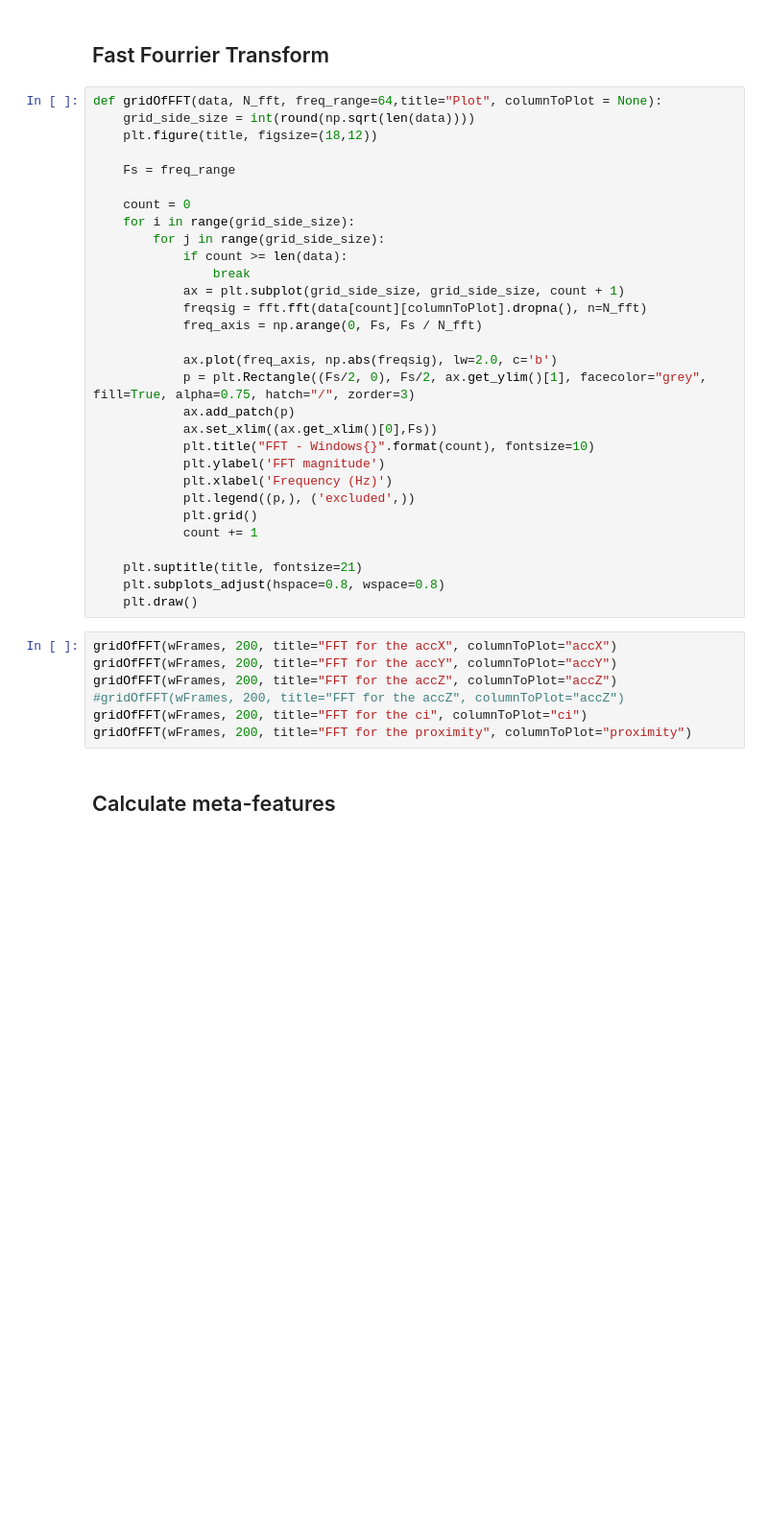
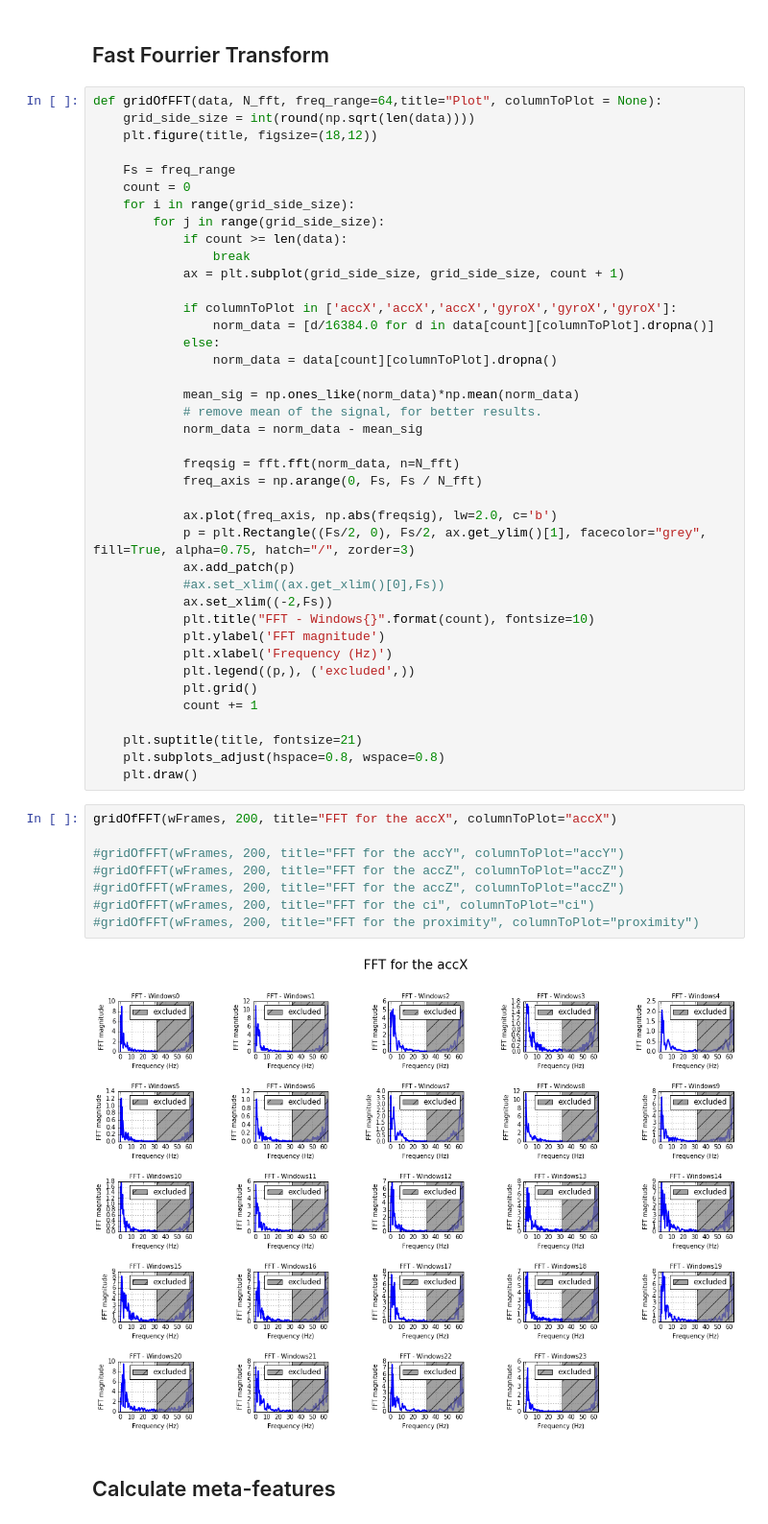
Before and after one commit to ewerlopes/phd_robogame, a Jupyter notebook: data_analysis.ipynb, the cells around one changed output. Shown at 96% size. Cells and saved outputs as stored; diff of their text form; blank space fills up the shorter version.

```diff
--- a/data_analysis.ipynb
+++ b/data_analysis.ipynb
@@ -457,20 +492,30 @@ def gridOfFFT(data, N_fft, freq_range=64,title="Plot", columnToPlot = None):
     plt.figure(title, figsize=(18,12))
 
     Fs = freq_range
-
     count = 0
     for i in range(grid_side_size):
         for j in range(grid_side_size):
             if count >= len(data):
                 break
             ax = plt.subplot(grid_side_size, grid_side_size, count + 1)
-            freqsig = fft.fft(data[count][columnToPlot].dropna(), n=N_fft)
+
+            if columnToPlot in ['accX','accX','accX','gyroX','gyroX','gyroX']:
+                norm_data = [d/16384.0 for d in data[count][columnToPlot].dropna()]
+            else:
+                norm_data = data[count][columnToPlot].dropna()
+
+            mean_sig = np.ones_like(norm_data)*np.mean(norm_data)
+            # remove mean of the signal, for better results.
+            norm_data = norm_data - mean_sig
+
+            freqsig = fft.fft(norm_data, n=N_fft)
             freq_axis = np.arange(0, Fs, Fs / N_fft)
 
             ax.plot(freq_axis, np.abs(freqsig), lw=2.0, c='b')
             p = plt.Rectangle((Fs/2, 0), Fs/2, ax.get_ylim()[1], facecolor="grey", fill=True, alpha=0.75, hatch="/", zorder=3)
             ax.add_patch(p)
-            ax.set_xlim((ax.get_xlim()[0],Fs))
+            #ax.set_xlim((ax.get_xlim()[0],Fs))
+            ax.set_xlim((-2,Fs))
             plt.title("FFT - Windows{}".format(count), fontsize=10)
             plt.ylabel('FFT magnitude')
             plt.xlabel('Frequency (Hz)')
@@ -483,10 +528,13 @@ def gridOfFFT(data, N_fft, freq_range=64,title="Plot", columnToPlot = None):
     plt.draw()
 # %%
 gridOfFFT(wFrames, 200, title="FFT for the accX", columnToPlot="accX")
-gridOfFFT(wFrames, 200, title="FFT for the accY", columnToPlot="accY")
-gridOfFFT(wFrames, 200, title="FFT for the accZ", columnToPlot="accZ")
+
+#gridOfFFT(wFrames, 200, title="FFT for the accY", columnToPlot="accY")
 #gridOfFFT(wFrames, 200, title="FFT for the accZ", columnToPlot="accZ")
-gridOfFFT(wFrames, 200, title="FFT for the ci", columnToPlot="ci")
-gridOfFFT(wFrames, 200, title="FFT for the proximity", columnToPlot="proximity")
+#gridOfFFT(wFrames, 200, title="FFT for the accZ", columnToPlot="accZ")
+#gridOfFFT(wFrames, 200, title="FFT for the ci", columnToPlot="ci")
+#gridOfFFT(wFrames, 200, title="FFT for the proximity", columnToPlot="proximity")
+# %% [output]
+[figure, added]
 # %% [markdown]
 ## Calculate meta-features
```
Also changed, not shown: parts of 14 cells of this notebook.
